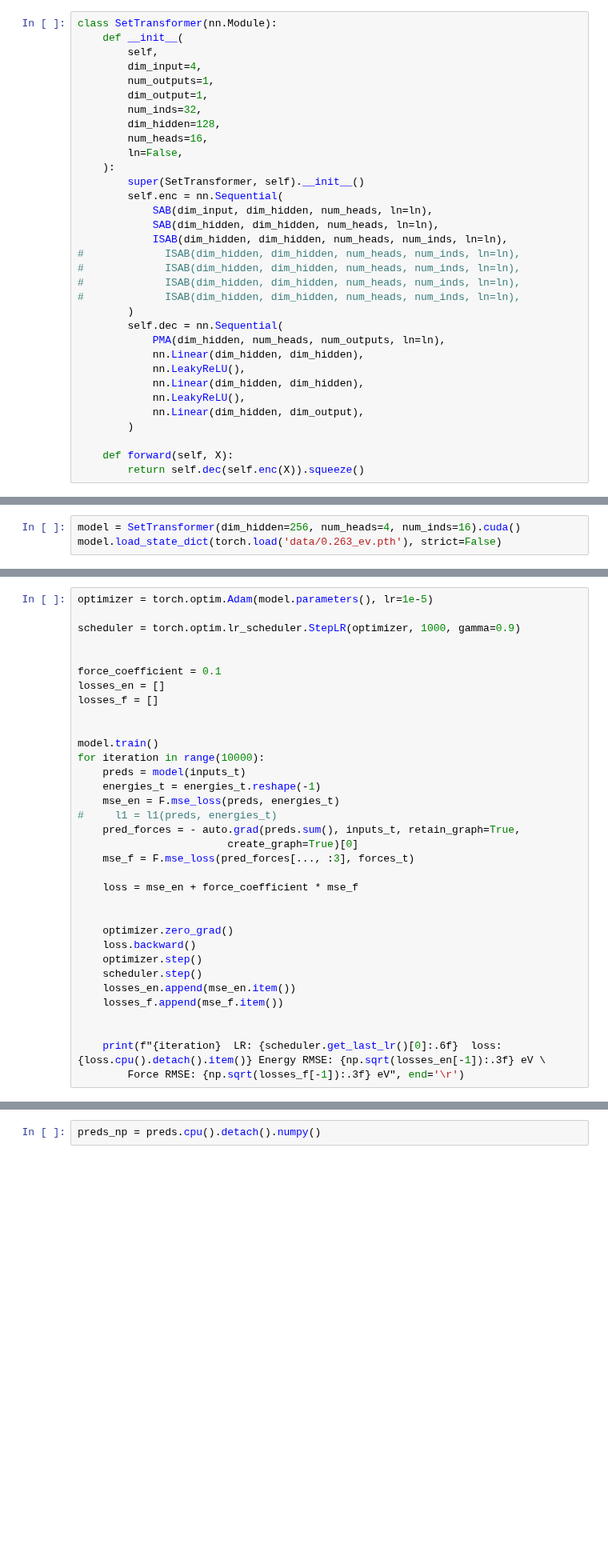
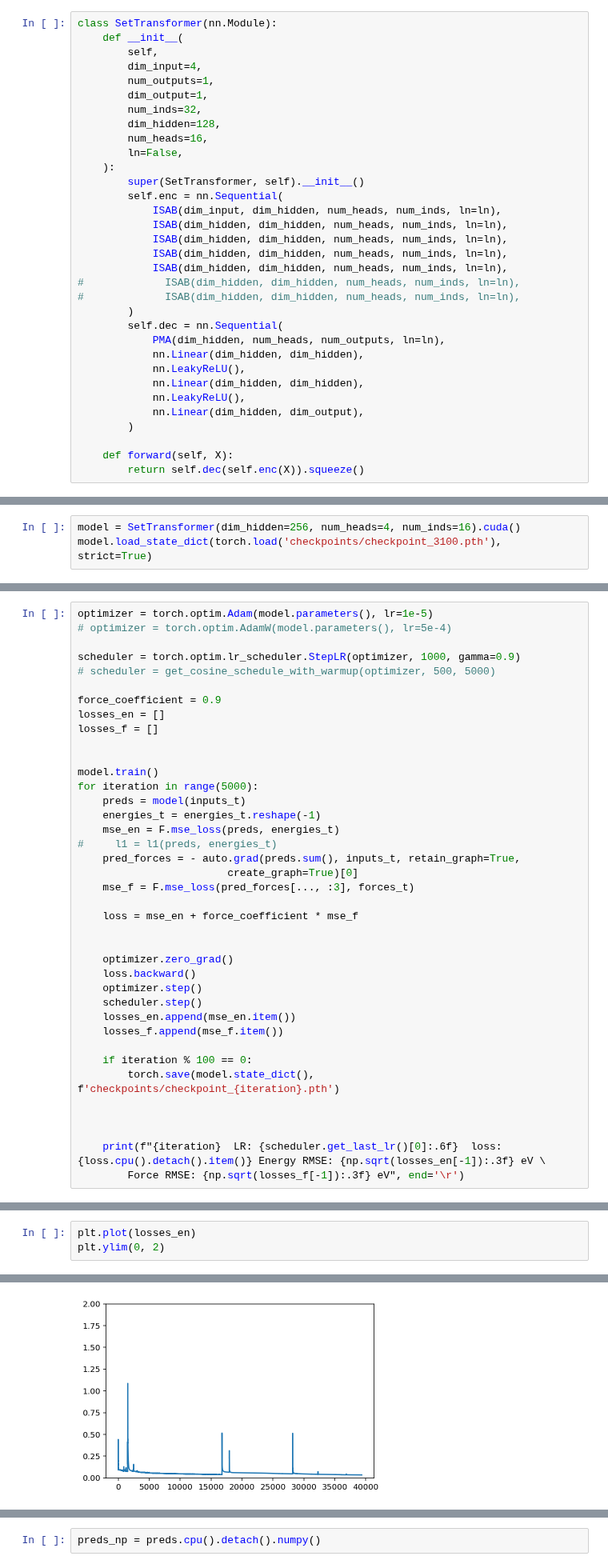
Before and after one commit to HSE-LAMBDA/ai4material_design, a Jupyter notebook: SetTransformer.ipynb, the cells around one changed output, grey strips where cells are left out. Shown at 80% size. Cells and saved outputs as stored; diff of their text form; blank space fills up the shorter version.

```diff
--- a/SetTransformer.ipynb
+++ b/SetTransformer.ipynb
@@ -84,11 +86,11 @@ class SetTransformer(nn.Module):
     ):
         super(SetTransformer, self).__init__()
         self.enc = nn.Sequential(
-            SAB(dim_input, dim_hidden, num_heads, ln=ln),
-            SAB(dim_hidden, dim_hidden, num_heads, ln=ln),
+            ISAB(dim_input, dim_hidden, num_heads, num_inds, ln=ln),
             ISAB(dim_hidden, dim_hidden, num_heads, num_inds, ln=ln),
-#             ISAB(dim_hidden, dim_hidden, num_heads, num_inds, ln=ln),
-#             ISAB(dim_hidden, dim_hidden, num_heads, num_inds, ln=ln),
+            ISAB(dim_hidden, dim_hidden, num_heads, num_inds, ln=ln),
+            ISAB(dim_hidden, dim_hidden, num_heads, num_inds, ln=ln),
+            ISAB(dim_hidden, dim_hidden, num_heads, num_inds, ln=ln),
 #             ISAB(dim_hidden, dim_hidden, num_heads, num_inds, ln=ln),
 #             ISAB(dim_hidden, dim_hidden, num_heads, num_inds, ln=ln),
         )
@@ -121,5 +123,5 @@ energies_t = torch.tensor(energies).cuda()
 forces_t = torch.tensor(forces).cuda()
 # %%
 model = SetTransformer(dim_hidden=256, num_heads=4, num_inds=16).cuda()
-model.load_state_dict(torch.load('data/0.263_ev.pth'), strict=False)
+model.load_state_dict(torch.load('checkpoints/checkpoint_3100.pth'), strict=True)
 # %% [output]
@@ -127,16 +162,17 @@ _IncompatibleKeys(missing_keys=['enc.2.I', 'enc.2.mab0.fc_q.weight', 'enc.2.mab0
 # %%
 optimizer = torch.optim.Adam(model.parameters(), lr=1e-5)
+# optimizer = torch.optim.AdamW(model.parameters(), lr=5e-4)
 
 scheduler = torch.optim.lr_scheduler.StepLR(optimizer, 1000, gamma=0.9)
+# scheduler = get_cosine_schedule_with_warmup(optimizer, 500, 5000)
 
-
-force_coefficient = 0.1
+force_coefficient = 0.9
 losses_en = []
 losses_f = []
 
 
 model.train()
-for iteration in range(10000):
+for iteration in range(5000):
     preds = model(inputs_t)
     energies_t = energies_t.reshape(-1)
     mse_en = F.mse_loss(preds, energies_t)
@@ -155,6 +191,10 @@ for iteration in range(10000):
     losses_en.append(mse_en.item())
     losses_f.append(mse_f.item())
 
+    if iteration % 100 == 0:
+        torch.save(model.state_dict(), f'checkpoints/checkpoint_{iteration}.pth')
+
+
 
     print(f"{iteration}  LR: {scheduler.get_last_lr()[0]:.6f}  loss: {loss.cpu().detach().item()} Energy RMSE: {np.sqrt(losses_en[-1]):.3f} eV \
         Force RMSE: {np.sqrt(losses_f[-1]):.3f} eV", end='\r')
@@ -169,0 +213,4 @@ plt.plot(losses)
+# %%
+plt.plot(losses_en)
+plt.ylim(0, 2)
+# %% [output]
@@ -169,0 +218 @@ plt.plot(losses)
+[figure, added]
```
Also changed, not shown: parts of 18 cells of this notebook.
